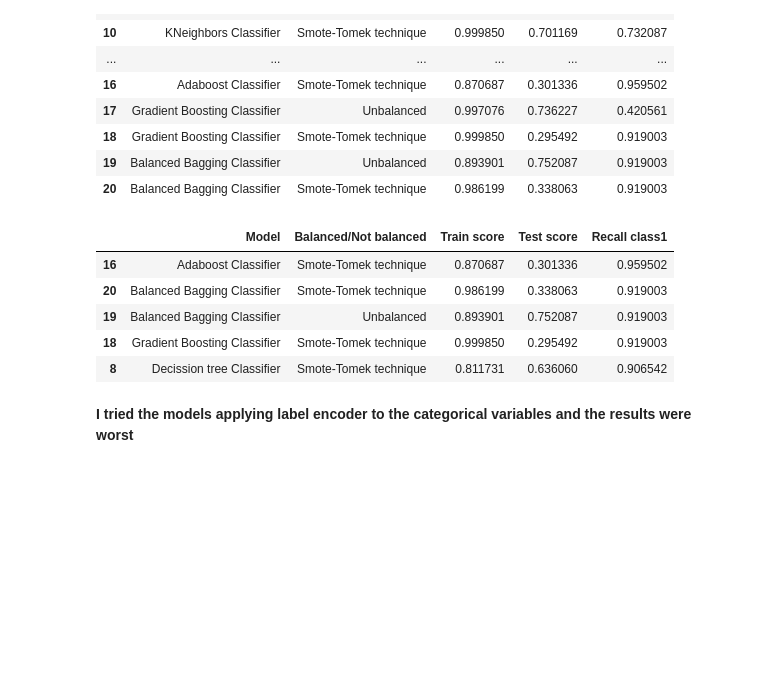
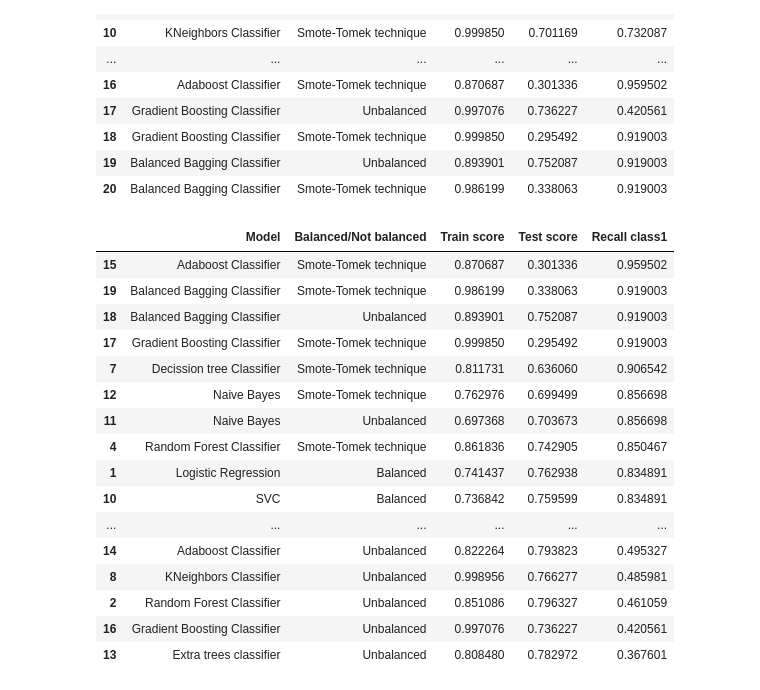
Before and after one commit to rfisla/MACHINE-LEARNING-PROJECTS, a Jupyter notebook: Telecom_users_analysis.ipynb, the cells around one changed output. Cells and saved outputs as stored; diff of their text form; code cells hidden in the pictures; blank space fills up the shorter version.

```diff
--- a/Telecom_users_analysis.ipynb
+++ b/Telecom_users_analysis.ipynb
@@ -909,13 +931,23 @@ results
 | 19 | Balanced Bagging Classifier | Unbalanced | 0.893901 | 0.752087 | 0.919003 |
 | 20 | Balanced Bagging Classifier | Smote-Tomek technique | 0.986199 | 0.338063 | 0.919003 |
 # %%
-results.sort_values(by='Recall class1',ascending=False).head(5)
+results = pd.read_csv('ML_results.csv')
+results.sort_values(by='Recall class1',ascending=False)
 # %% [output]
 |  | Model | Balanced/Not balanced | Train score | Test score | Recall class1 |
-| 16 | Adaboost Classifier | Smote-Tomek technique | 0.870687 | 0.301336 | 0.959502 |
-| 20 | Balanced Bagging Classifier | Smote-Tomek technique | 0.986199 | 0.338063 | 0.919003 |
-| 19 | Balanced Bagging Classifier | Unbalanced | 0.893901 | 0.752087 | 0.919003 |
-| 18 | Gradient Boosting Classifier | Smote-Tomek technique | 0.999850 | 0.295492 | 0.919003 |
-| 8 | Decission tree Classifier | Smote-Tomek technique | 0.811731 | 0.636060 | 0.906542 |
+| 15 | Adaboost Classifier | Smote-Tomek technique | 0.870687 | 0.301336 | 0.959502 |
+| 19 | Balanced Bagging Classifier | Smote-Tomek technique | 0.986199 | 0.338063 | 0.919003 |
+| 18 | Balanced Bagging Classifier | Unbalanced | 0.893901 | 0.752087 | 0.919003 |
+| 17 | Gradient Boosting Classifier | Smote-Tomek technique | 0.999850 | 0.295492 | 0.919003 |
+| 7 | Decission tree Classifier | Smote-Tomek technique | 0.811731 | 0.636060 | 0.906542 |
+| 12 | Naive Bayes | Smote-Tomek technique | 0.762976 | 0.699499 | 0.856698 |
+| 11 | Naive Bayes | Unbalanced | 0.697368 | 0.703673 | 0.856698 |
+| 4 | Random Forest Classifier | Smote-Tomek technique | 0.861836 | 0.742905 | 0.850467 |
+| 1 | Logistic Regression | Balanced | 0.741437 | 0.762938 | 0.834891 |
+| 10 | SVC | Balanced | 0.736842 | 0.759599 | 0.834891 |
+| ... | ... | ... | ... | ... | ... |
+| 14 | Adaboost Classifier | Unbalanced | 0.822264 | 0.793823 | 0.495327 |
+| 8 | KNeighbors Classifier | Unbalanced | 0.998956 | 0.766277 | 0.485981 |
+| 2 | Random Forest Classifier | Unbalanced | 0.851086 | 0.796327 | 0.461059 |
+| 16 | Gradient Boosting Classifier | Unbalanced | 0.997076 | 0.736227 | 0.420561 |
+| 13 | Extra trees classifier | Unbalanced | 0.808480 | 0.782972 | 0.367601 |
-# %% [markdown]
-**I tried the models applying label encoder to the categorical variables and the results were worst**
```
Also changed, not shown: parts of 63 cells of this notebook.
